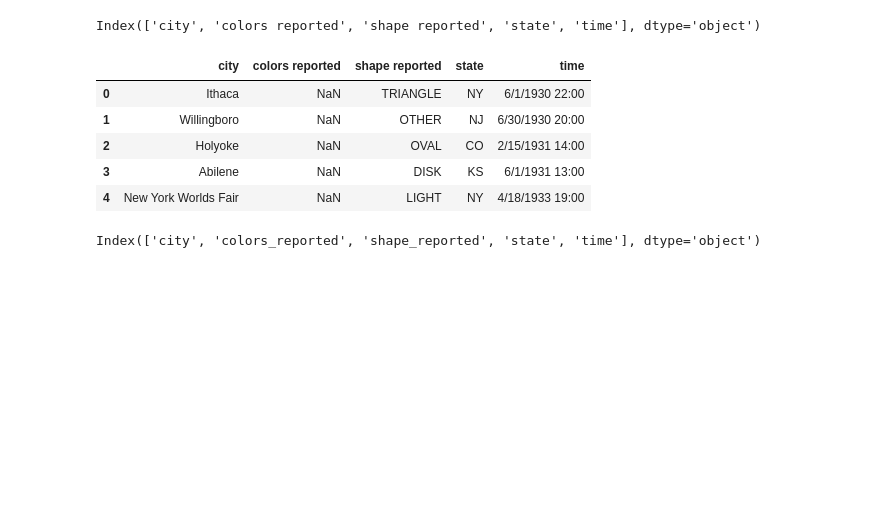
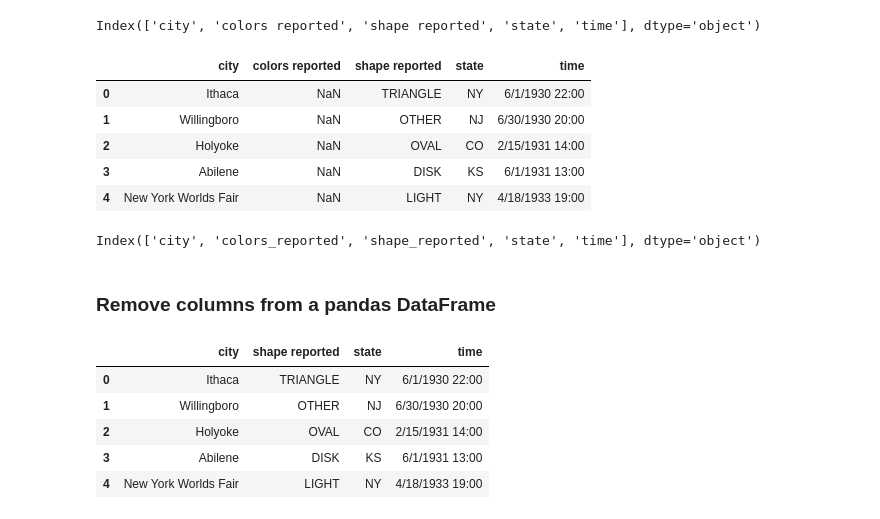
Before and after one commit to faruk3d/Pandas_practice, a Jupyter notebook: pandas.ipynb, the cells around one changed output. Saved outputs shown, nothing was run; the diff lists cells and outputs as text; code cells hidden in the pictures; blank space fills up the shorter version.

Commit message:
remove columns

```diff
--- a/pandas.ipynb
+++ b/pandas.ipynb
@@ -184,3 +186,17 @@ ufo_.columns = ufo_.columns.str.replace(" ", "_")
 ufo_.columns
 # %% [output]
 Index(['city', 'colors_reported', 'shape_reported', 'state', 'time'], dtype='object')
+# %% [markdown]
+### Remove columns from a pandas DataFrame
+# %%
+#axis 0 is row, axis 1 is column
+
+ufo.drop("colors reported", axis = 1, inplace = True)
+ufo.head()
+# %% [output]
+|  | city | shape reported | state | time |
+| 0 | Ithaca | TRIANGLE | NY | 6/1/1930 22:00 |
+| 1 | Willingboro | OTHER | NJ | 6/30/1930 20:00 |
+| 2 | Holyoke | OVAL | CO | 2/15/1931 14:00 |
+| 3 | Abilene | DISK | KS | 6/1/1931 13:00 |
+| 4 | New York Worlds Fair | LIGHT | NY | 4/18/1933 19:00 |
```
Also changed, not shown: parts of 5 cells of this notebook.
